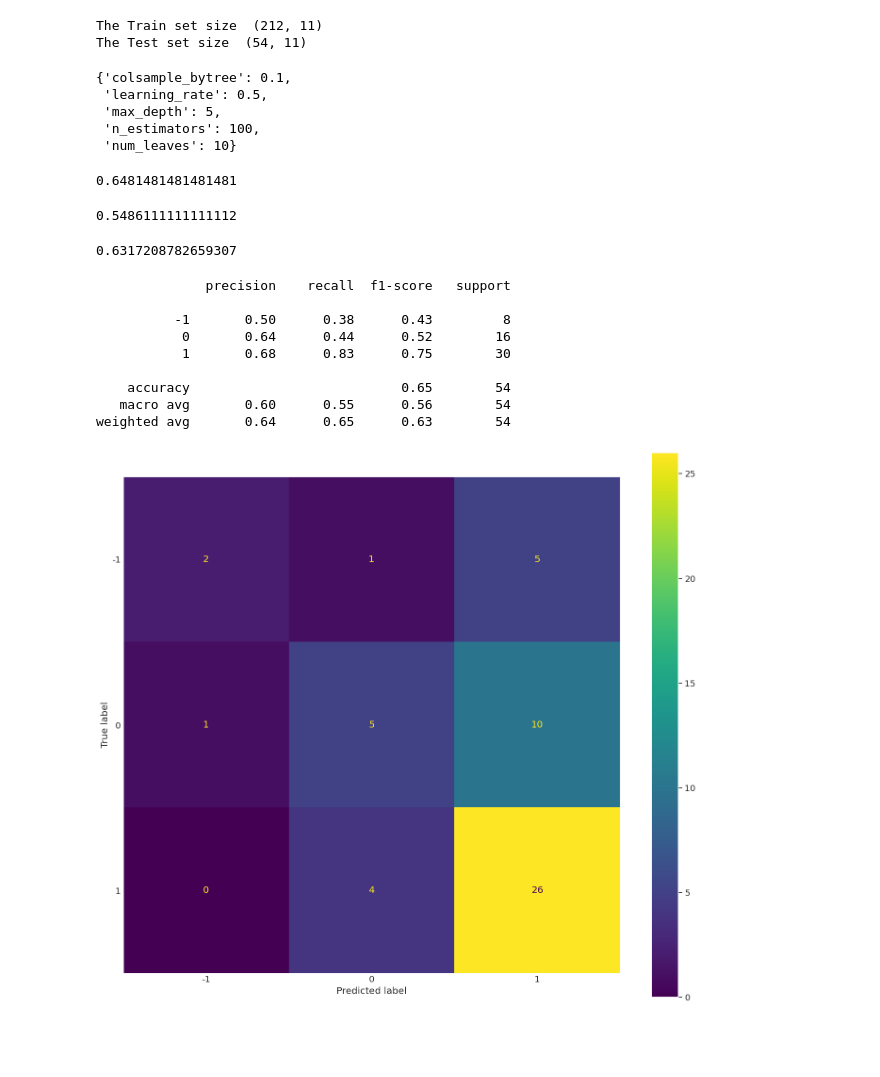
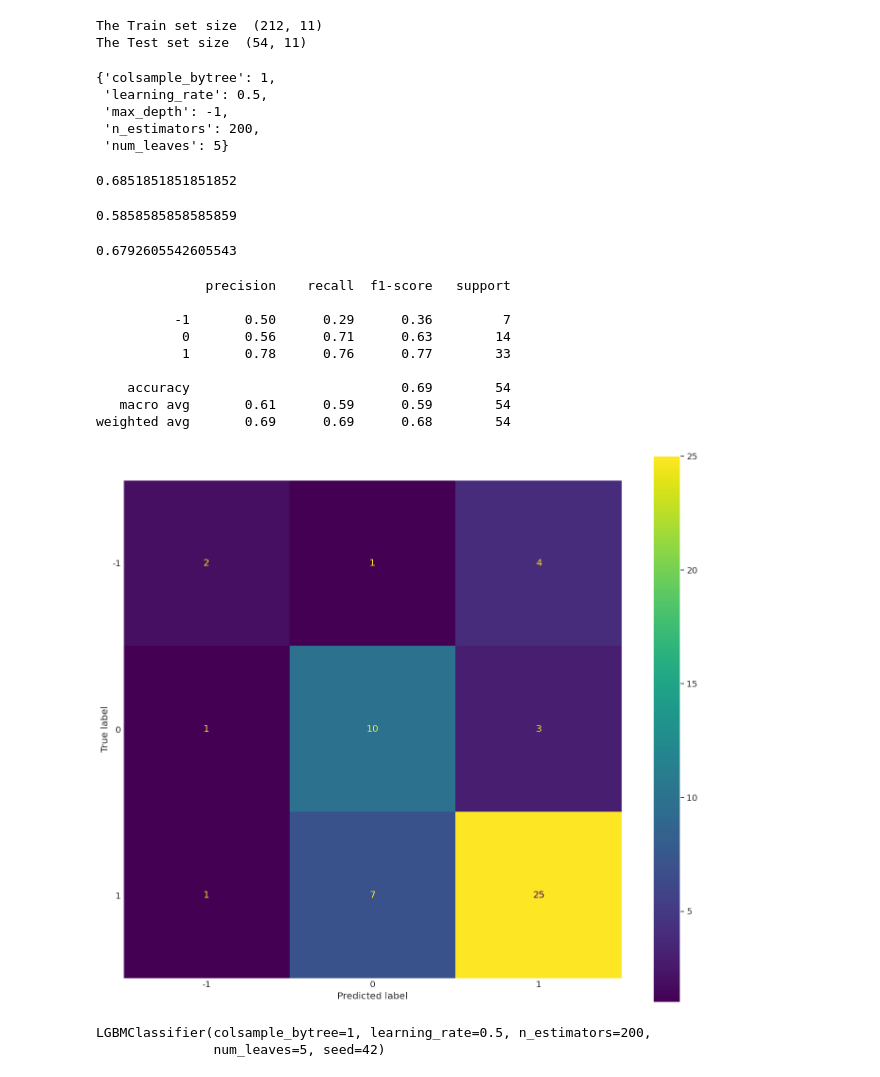
Before and after one commit to EXJUSTICE/BayerNLP, a Jupyter notebook: notebooks/Bayer_EDA_Baseline.ipynb, the cells around one changed output. Cells and saved outputs as stored; diff of their text form; code cells hidden in the pictures; blank space fills up the shorter version.

Commit message:
Added startified baseline, oversampling, and baseline with NGRAMs

```diff
--- a/notebooks/Bayer_EDA_Baseline.ipynb
+++ b/notebooks/Bayer_EDA_Baseline.ipynb
@@ -407,6 +415,17 @@ print ("The Test set size ", X_test.shape)
 # %% [output]
 The Train set size  (212, 11)
 The Test set size  (54, 11)
+# %%
+# Introducing oversampling
+oversampling=True
+if oversampling == True:
+    ADAsm = SVMSMOTE(random_state=100)
+    X_train_smote, y_train_smote= ADAsm.fit_resample(X_train, y_train)
+    X_train_orig = X_train.copy()
+    y_train_orig = y_train.copy()
+
+    X_train = X_train_smote.copy()
+    y_train = y_train_smote.copy()
 # %%
 #Define general purpose hyperparam CV function
 #Note that GridSearchCV auto f the estimator is a classifier and y is either binary or multiclass, StratifiedKFold
@@ -439,43 +458,49 @@ best,acc,acc_b,f1,rep,clfr = hyperparam_tune("lgbm",params)
 # %%
 best
 # %% [output]
-{'colsample_bytree': 0.1,
+{'colsample_bytree': 1,
  'learning_rate': 0.5,
- 'max_depth': 5,
- 'n_estimators': 100,
- 'num_leaves': 10}
+ 'max_depth': -1,
+ 'n_estimators': 200,
+ 'num_leaves': 5}
 # %%
 acc
 # %% [output]
-0.6481481481481481
+0.6851851851851852
 # %%
 acc_b
 # %% [output]
-0.5486111111111112
+0.5858585858585859
 # %%
 f1
 # %% [output]
-0.6317208782659307
+0.6792605542605543
 # %%
 print(rep)
 # %% [output]
               precision    recall  f1-score   support
 
-          -1       0.50      0.38      0.43         8
-           0       0.64      0.44      0.52        16
-           1       0.68      0.83      0.75        30
+          -1       0.50      0.29      0.36         7
+           0       0.56      0.71      0.63        14
+           1       0.78      0.76      0.77        33
 
-    accuracy                           0.65        54
-   macro avg       0.60      0.55      0.56        54
-weighted avg       0.64      0.65      0.63        54
+    accuracy                           0.69        54
+   macro avg       0.61      0.59      0.59        54
+weighted avg       0.69      0.69      0.68        54
 # %%
+predictions = clfr.predict(X_test)
 cm=confusion_matrix(y_test, predictions)
 disp = ConfusionMatrixDisplay(confusion_matrix=cm, display_labels=clfr.classes_)
 disp.plot()
 plt.tick_params(axis=u'both', which=u'both',length=0)
 plt.grid(b=None)
 plt.show()
 
 #Visualize Confusion Matrix
 # %% [output]
-[figure, old version]
+[figure, new version]
+# %%
+clfr.best_estimator_
+# %% [output]
+LGBMClassifier(colsample_bytree=1, learning_rate=0.5, n_estimators=200,
+               num_leaves=5, seed=42)
```
Also changed, not shown: parts of 9 cells of this notebook, 4 other files.
